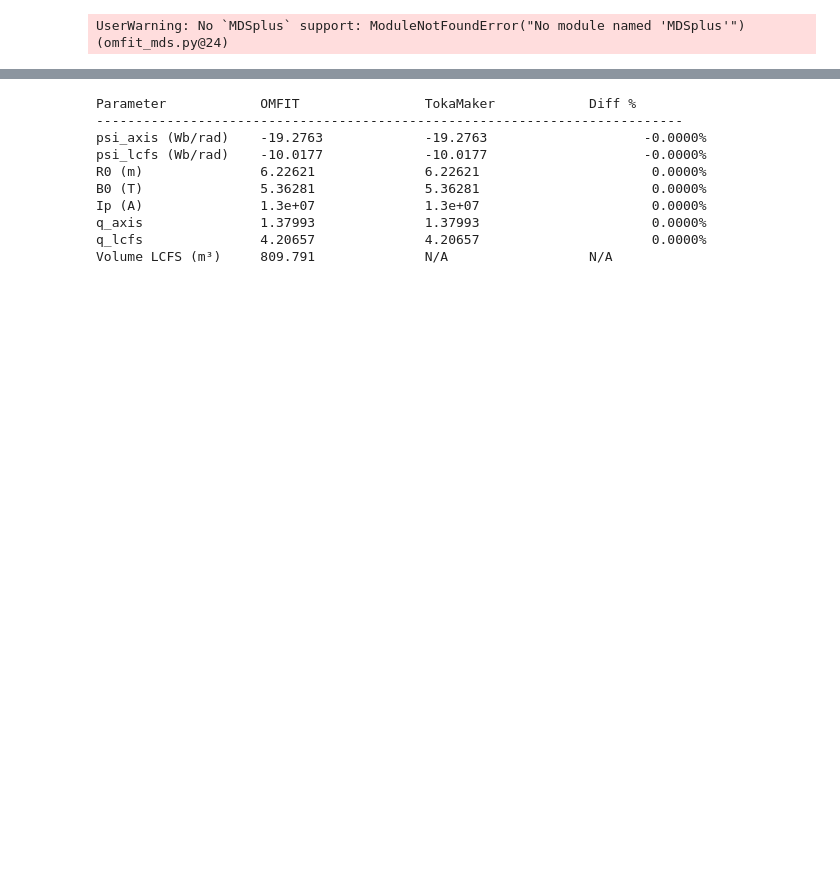
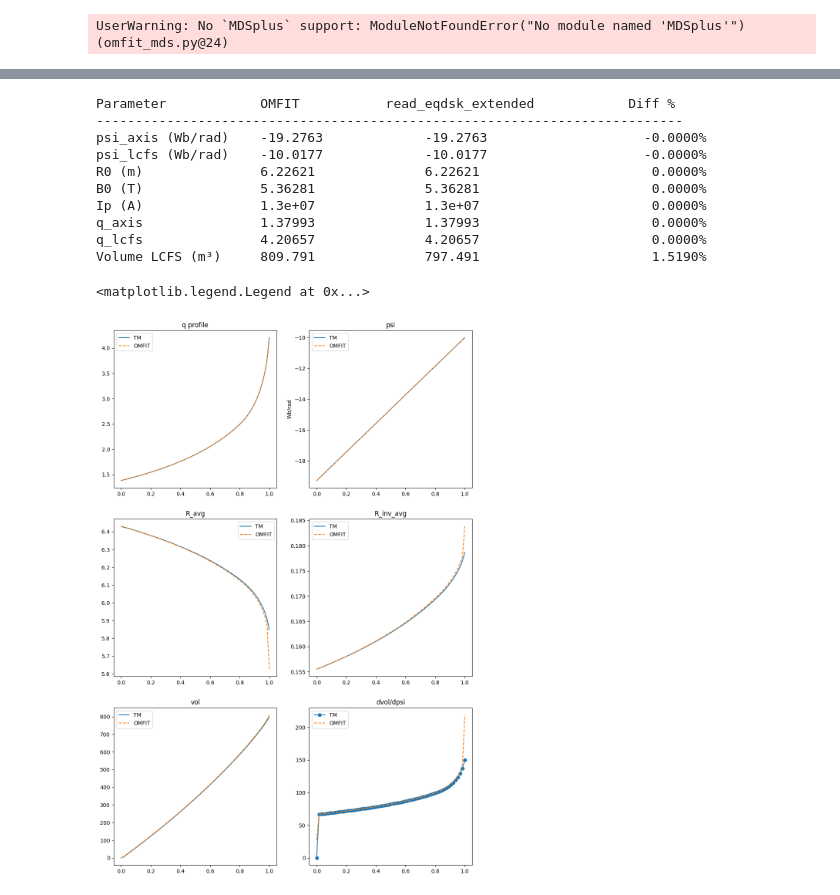
Before and after one commit to fs2819/tm-tx, a Jupyter notebook: omfit_v_tm_eqdsk.ipynb, the cells around one changed output, grey strips where cells are left out. Saved outputs shown, nothing was run; the diff lists cells and outputs as text; code cells hidden in the pictures; blank space fills up the shorter version.

Commit message:
Added volume, vpr, and flux surface averaging to new read_eqdsk_extended function, expanded comparisons to include those values and LCFS geometry.

```diff
--- a/omfit_v_tm_eqdsk.ipynb
+++ b/omfit_v_tm_eqdsk.ipynb
@@ -116,21 +94,21 @@ q_lcfs = 4.207
 Available keys in TokaMaker data: ['case', 'nr', 'nz', 'rdim', 'zdim', 'rcentr', 'rleft', 'zmid', 'raxis', 'zaxis', 'psimag', 'psibry', 'bcentr', 'ip', 'fpol', 'pres', 'ffprim', 'pprime', 'psirz', 'qp ...
 # %%
-print(f"\n{'Parameter':<20} {'OMFIT':<20} {'TokaMaker':<20} {'Diff %':<15}")
+# Scalar comparison table
+print(f"\n{'Parameter':<20} {'OMFIT':<15} {'read_eqdsk_extended':<30} {'Diff %':<15}")
 print("-"*75)
 
 # Basic parameters
 params = [
-    ('psi_axis (Wb/rad)', omfit['psi_axis'], tm['psi_axis']),
-    ('psi_lcfs (Wb/rad)', omfit['psi_lcfs'], tm['psi_lcfs']),
-    ('R0 (m)', omfit['R0'], tm['R0']),
-    ('B0 (T)', omfit['B0'], tm['B0']),
-    ('Ip (A)', omfit['Ip'], tm['Ip']),
-    ('q_axis', omfit['q_profile'][0], tm['q_profile'][0]),
-    ('q_lcfs', omfit['q_profile'][-1], tm['q_profile'][-1]),
+    ('psi_axis (Wb/rad)', om['psi_axis'], tm['psi_axis']),
+    ('psi_lcfs (Wb/rad)', om['psi_lcfs'], tm['psi_lcfs']),
+    ('R0 (m)', om['R0'], tm['R0']),
+    ('B0 (T)', om['B0'], tm['B0']),
+    ('Ip (A)', om['Ip'], tm['Ip']),
+    ('q_axis', om['q_prof'][0], tm['q_prof'][0]),
+    ('q_lcfs', om['q_prof'][-1], tm['q_prof'][-1]),
+    ('Volume LCFS (m³)', om['vol_lcfs'], tm['vol_lcfs'])
 ]
 
-if omfit.get('volume_lcfs') is not None:
-    params.append(('Volume LCFS (m³)', omfit['volume_lcfs'], None))
 
 for name, val_omfit, val_tm in params:
     if val_tm is not None:
@@ -139,7 +117,7 @@ for name, val_omfit, val_tm in params:
     else:
         print(f"{name:<20} {val_omfit:<20.6g} {'N/A':<20} {'N/A':<15}")
 # %% [output]
-Parameter            OMFIT                TokaMaker            Diff %
+Parameter            OMFIT           read_eqdsk_extended            Diff %
 ---------------------------------------------------------------------------
 psi_axis (Wb/rad)    -19.2763             -19.2763                    -0.0000%
 psi_lcfs (Wb/rad)    -10.0177             -10.0177                    -0.0000%
@@ -148,4 +126,48 @@ B0 (T)               5.36281              5.36281                      0.0000%
 Ip (A)               1.3e+07              1.3e+07                      0.0000%
 q_axis               1.37993              1.37993                      0.0000%
 q_lcfs               4.20657              4.20657                      0.0000%
-Volume LCFS (m³)     809.791              N/A                  N/A
+Volume LCFS (m³)     809.791              797.491                      1.5190%
+# %%
+# Profile comparison plot
+fig, axes = plt.subplots(3,2,figsize=(12,18))
+
+ax00 = axes[0,0]
+ax01 = axes[0,1]
+ax10 = axes[1,0]
+ax11 = axes[1,1]
+ax20 = axes[2,0]
+ax21 = axes[2,1]
+
+ax00.set_title('q profile')
+ax00.plot(tm['psi_N'], tm['q_prof'], label='TM')
+ax00.plot(om['psi_N'], om['q_prof'], '--', label='OMFIT')
+ax00.legend()
+
+ax01.set_title('psi')
+ax01.plot(tm['psi_N'], tm['psi'], label='TM')
+ax01.plot(om['psi_N'], om['psi'], '--', label='OMFIT')
+ax01.set_ylabel('Wb/rad')
+ax01.legend()
+
+ax10.set_title('R_avg')
+ax10.plot(tm['psi_N'], tm['R_avg'], label='TM')
+ax10.plot(om['psi_N'], om['R_avg'], '--', label='OMFIT')
+ax10.legend()
+
+ax11.set_title('R_inv_avg')
+ax11.plot(tm['psi_N'], tm['R_inv_avg'], label='TM')
+ax11.plot(om['psi_N'], om['R_inv_avg'], '--', label='OMFIT')
+ax11.legend()
+
+ax20.set_title('vol')
+ax20.plot(tm['psi_N'], tm['vol'], label='TM')
+ax20.plot(om['psi_N'], om['vol'], '--', label='OMFIT')
+ax20.legend()
+
+ax21.set_title('dvol/dpsi')
+ax21.plot(tm['psi_N'], tm['vpr'], label='TM', marker='o')
+ax21.plot(om['psi_N'], om['vpr'], '--', label='OMFIT')
+ax21.legend()
+# %% [output]
+<matplotlib.legend.Legend at 0x...>
+[figure, added]
```
Also changed, not shown: parts of 5 cells of this notebook, 5 other files.
